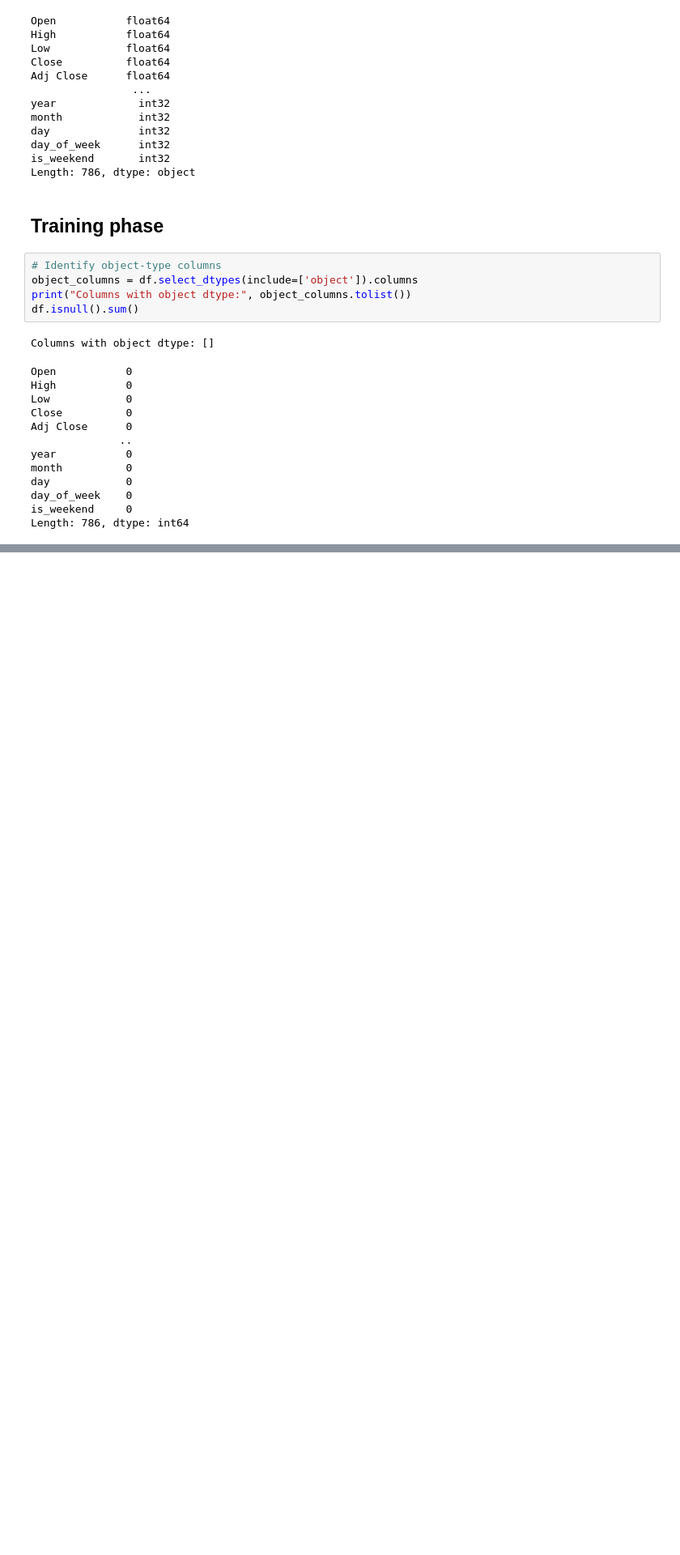
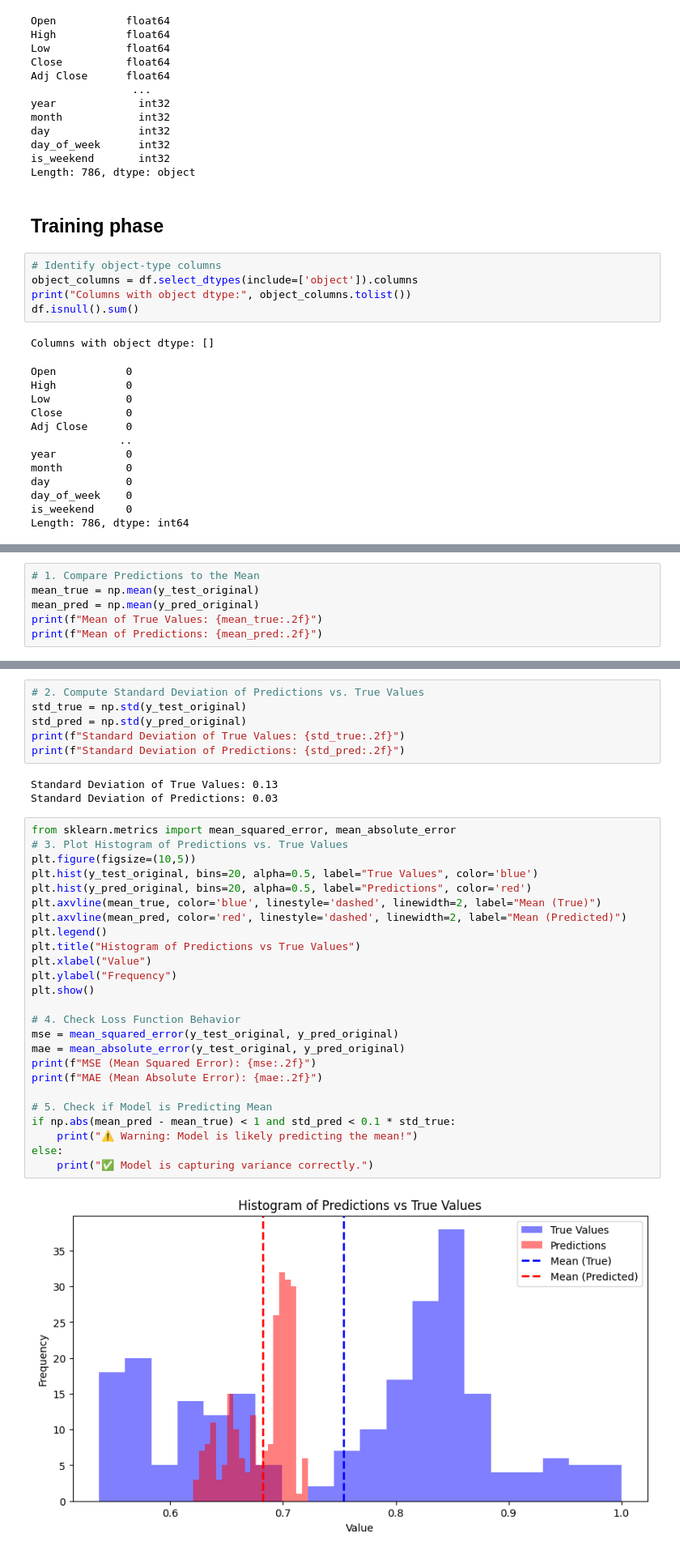
Before and after one commit to Pallavi5775/stock_data_prediction, a Jupyter notebook: model_scaling_sheet.ipynb, the cells around one changed output, grey strips where cells are left out. Shown at 81% size. Cells and saved outputs as stored; diff of their text form; blank space fills up the shorter version.

```diff
--- a/model_scaling_sheet.ipynb
+++ b/model_scaling_sheet.ipynb
@@ -245,0 +424,6 @@ plt.show()
+# %%
+# 1. Compare Predictions to the Mean
+mean_true = np.mean(y_test_original)
+mean_pred = np.mean(y_pred_original)
+print(f"Mean of True Values: {mean_true:.2f}")
+print(f"Mean of Predictions: {mean_pred:.2f}")
@@ -245,0 +433,36 @@ plt.show()
+# %%
+# 2. Compute Standard Deviation of Predictions vs. True Values
+std_true = np.std(y_test_original)
+std_pred = np.std(y_pred_original)
+print(f"Standard Deviation of True Values: {std_true:.2f}")
+print(f"Standard Deviation of Predictions: {std_pred:.2f}")
+# %% [output]
+Standard Deviation of True Values: 0.13
+Standard Deviation of Predictions: 0.03
+# %%
+from sklearn.metrics import mean_squared_error, mean_absolute_error
+# 3. Plot Histogram of Predictions vs. True Values
+plt.figure(figsize=(10,5))
+plt.hist(y_test_original, bins=20, alpha=0.5, label="True Values", color='blue')
+plt.hist(y_pred_original, bins=20, alpha=0.5, label="Predictions", color='red')
+plt.axvline(mean_true, color='blue', linestyle='dashed', linewidth=2, label="Mean (True)")
+plt.axvline(mean_pred, color='red', linestyle='dashed', linewidth=2, label="Mean (Predicted)")
+plt.legend()
+plt.title("Histogram of Predictions vs True Values")
+plt.xlabel("Value")
+plt.ylabel("Frequency")
+plt.show()
+
+# 4. Check Loss Function Behavior
+mse = mean_squared_error(y_test_original, y_pred_original)
+mae = mean_absolute_error(y_test_original, y_pred_original)
+print(f"MSE (Mean Squared Error): {mse:.2f}")
+print(f"MAE (Mean Absolute Error): {mae:.2f}")
+
+# 5. Check if Model is Predicting Mean
+if np.abs(mean_pred - mean_true) < 1 and std_pred < 0.1 * std_true:
+    print("⚠️ Warning: Model is likely predicting the mean!")
+else:
+    print("✅ Model is capturing variance correctly.")
+# %% [output]
+[figure, added]
```
Also changed, not shown: parts of 28 cells of this notebook, 3 other files.
